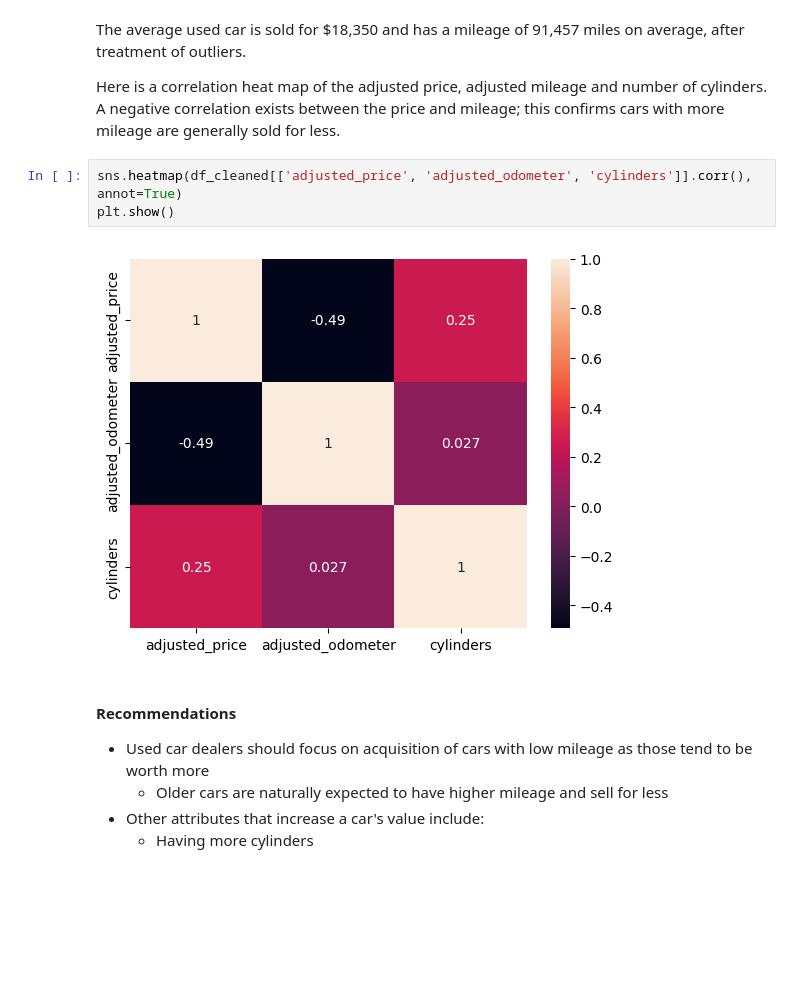
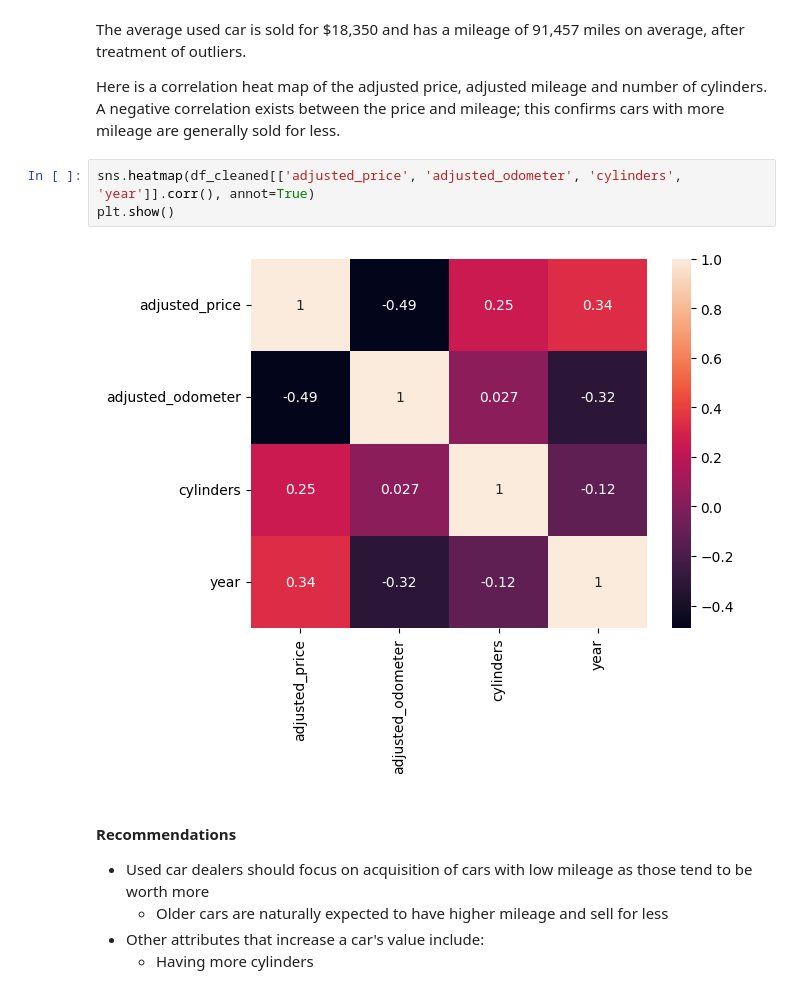
Before and after one commit to ixfd64/pcmlai-2023-08, a Jupyter notebook: module11.1/pcmlai-11.1.ipynb, the cells around one changed output. Saved outputs shown, nothing was run; the diff lists cells and outputs as text; blank space fills up the shorter version.

```diff
--- a/module11.1/pcmlai-11.1.ipynb
+++ b/module11.1/pcmlai-11.1.ipynb
@@ -854,10 +918,10 @@ The average used car is sold for $18,350 and has a mileage of 91,457 miles on av
 
 Here is a correlation heat map of the adjusted price, adjusted mileage and number of cylinders. A negative correlation exists between the price and mileage; this confirms cars with more mileage are generally sold for less.
 # %%
-sns.heatmap(df_cleaned[['adjusted_price', 'adjusted_odometer', 'cylinders']].corr(), annot=True)
+sns.heatmap(df_cleaned[['adjusted_price', 'adjusted_odometer', 'cylinders', 'year']].corr(), annot=True)
 plt.show()
 # %% [output]
-[figure, old version]
+[figure, new version]
 # %% [markdown]
 #### Recommendations
 
```
Also changed, not shown: parts of 22 cells of this notebook, 2 other files.
